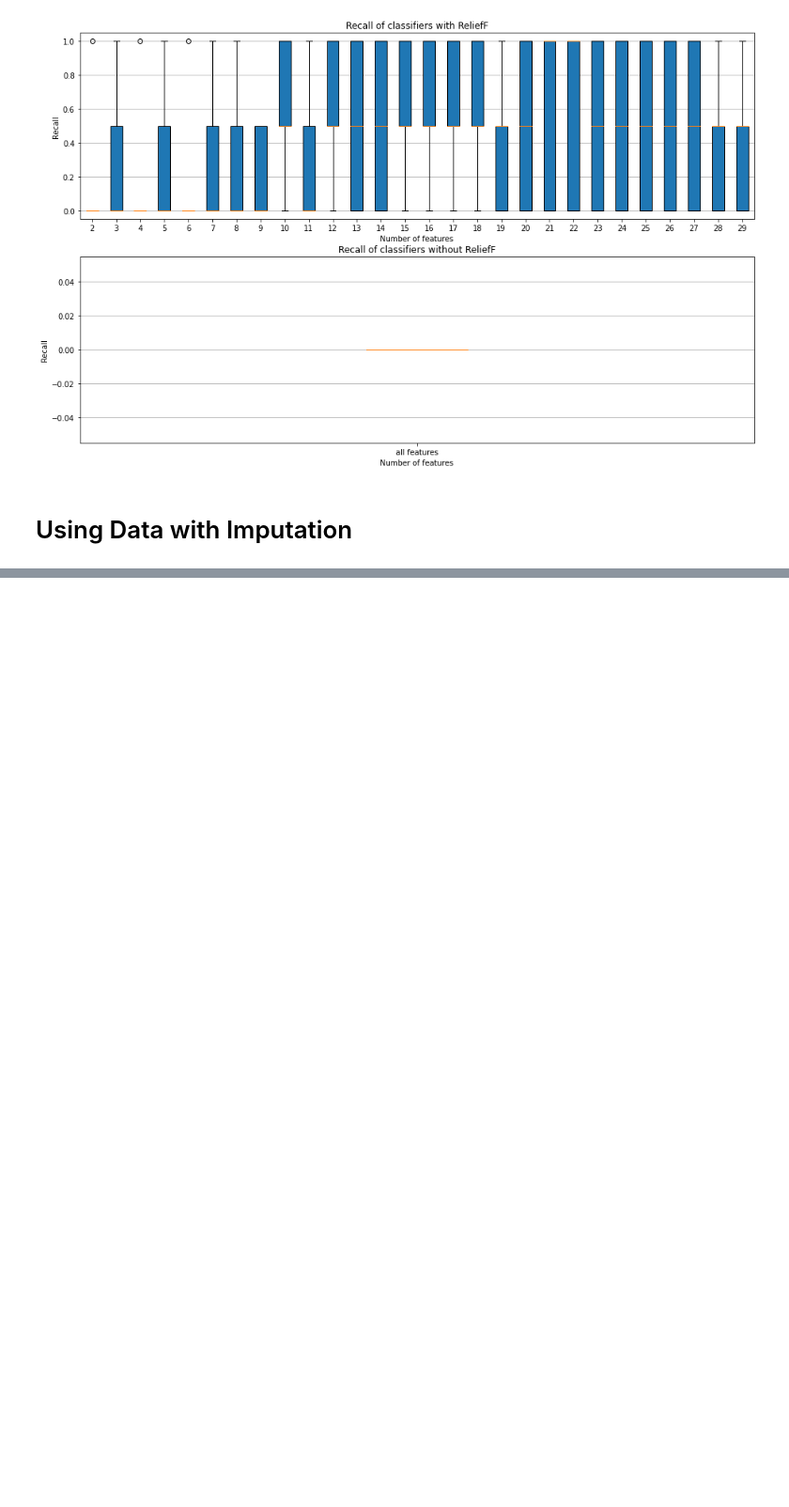
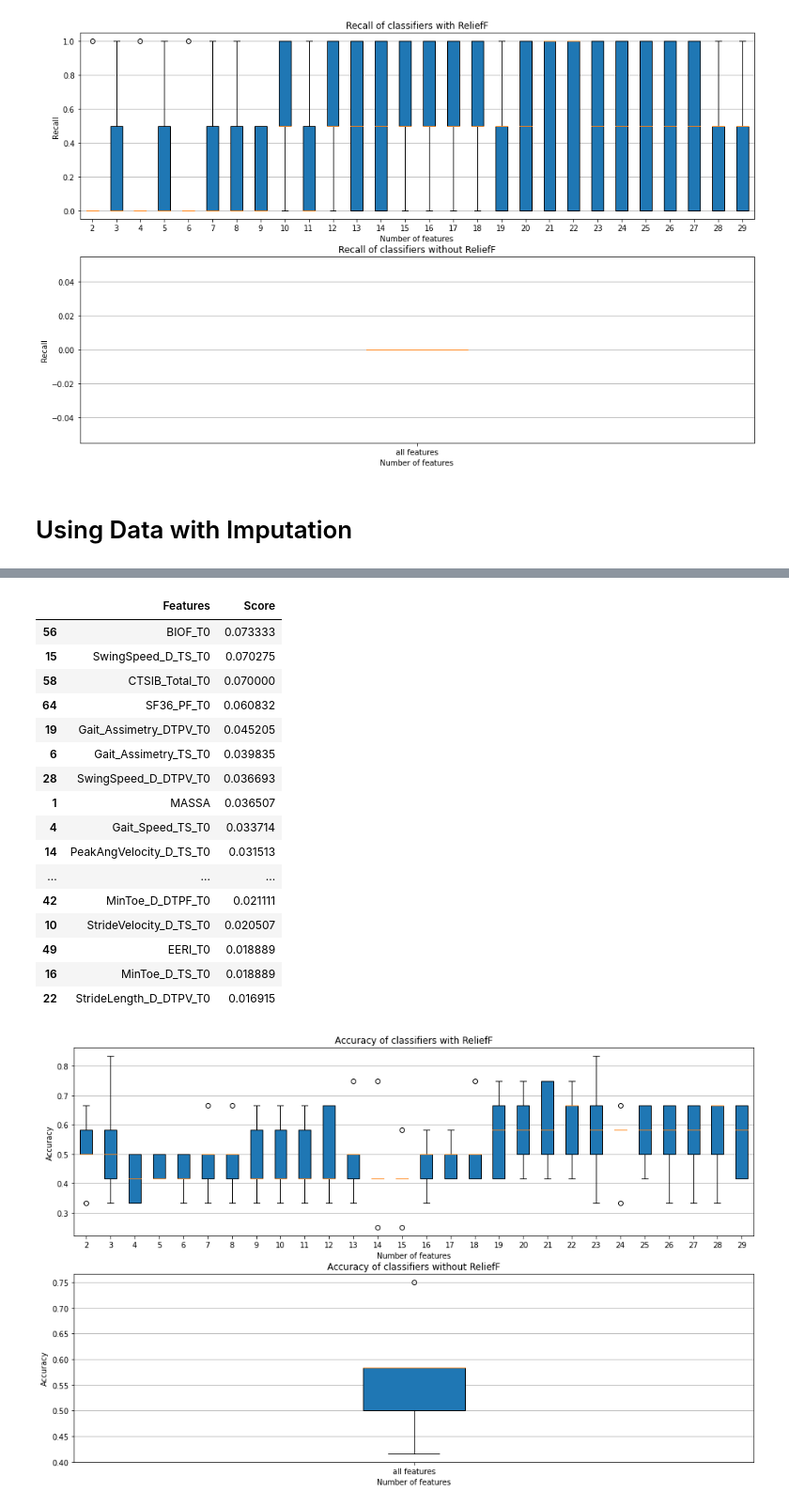
Before and after one commit to rsarai/gait-analysis, a Jupyter notebook: feature_extraction/Equidoso Relief Experiments Results.ipynb, the cells around one changed output, grey strips where cells are left out. Shown: that part at 94% size. Saved outputs shown, nothing was run; the diff lists cells and outputs as text; code cells hidden in the pictures; blank space fills up the shorter version.

```diff
--- a/feature_extraction/Equidoso Relief Experiments Results.ipynb
+++ b/feature_extraction/Equidoso Relief Experiments Results.ipynb
@@ -180,0 +224,41 @@ r_fs[19]['top_features']
+# %%
+assert len(results_with_feature_selection) == 28
+assert len(regular_results)  == 1
+
+r_fs = results_with_feature_selection
+rr = regular_results
+
+labels = list(range(2, 30))
+accuracy_with_relief = [result['accuracy'] for result in r_fs]
+accuracy_without_relief = [result['accuracy'] for result in rr]
+box_plot_of_classifiers_with_and_without_relief(labels, accuracy_with_relief, accuracy_without_relief, "Accuracy")
+
+precision_with_relief = [result['precision'] for result in r_fs]
+precision_without_relief = [result['precision'] for result in rr]
+box_plot_of_classifiers_with_and_without_relief(labels, precision_with_relief, precision_without_relief, "Precision")
+
+recall_with_relief = [result['recall'] for result in r_fs]
+recall_without_relief = [result['recall'] for result in rr]
+box_plot_of_classifiers_with_and_without_relief(labels, recall_with_relief, recall_without_relief, "Recall")
+
+# best classifier result happens with 22 features
+r_fs[20]['top_features']
+# %% [output]
+|  | Features | Score |
+| 56 | BIOF_T0 | 0.073333 |
+| 15 | SwingSpeed_D_TS_T0 | 0.070275 |
+| 58 | CTSIB_Total_T0 | 0.070000 |
+| 64 | SF36_PF_T0 | 0.060832 |
+| 19 | Gait_Assimetry_DTPV_T0 | 0.045205 |
+| 6 | Gait_Assimetry_TS_T0 | 0.039835 |
+| 28 | SwingSpeed_D_DTPV_T0 | 0.036693 |
+| 1 | MASSA | 0.036507 |
+| 4 | Gait_Speed_TS_T0 | 0.033714 |
+| 14 | PeakAngVelocity_D_TS_T0 | 0.031513 |
+| ... | ... | ... |
+| 42 | MinToe_D_DTPF_T0 | 0.021111 |
+| 10 | StrideVelocity_D_TS_T0 | 0.020507 |
+| 49 | EERI_T0 | 0.018889 |
+| 16 | MinToe_D_TS_T0 | 0.018889 |
+| 22 | StrideLength_D_DTPV_T0 | 0.016915 |
+[figure, added]
```
Also changed, not shown: parts of 7 cells of this notebook.
